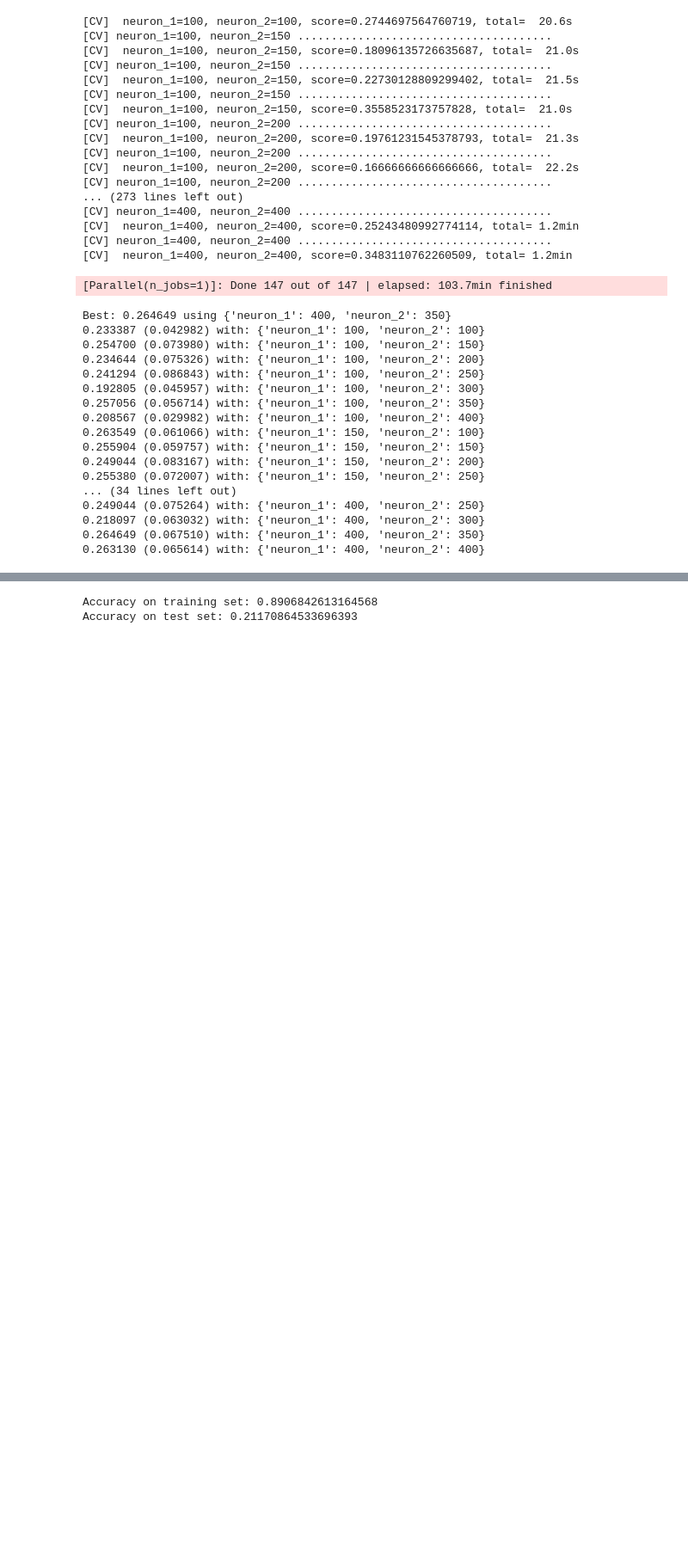
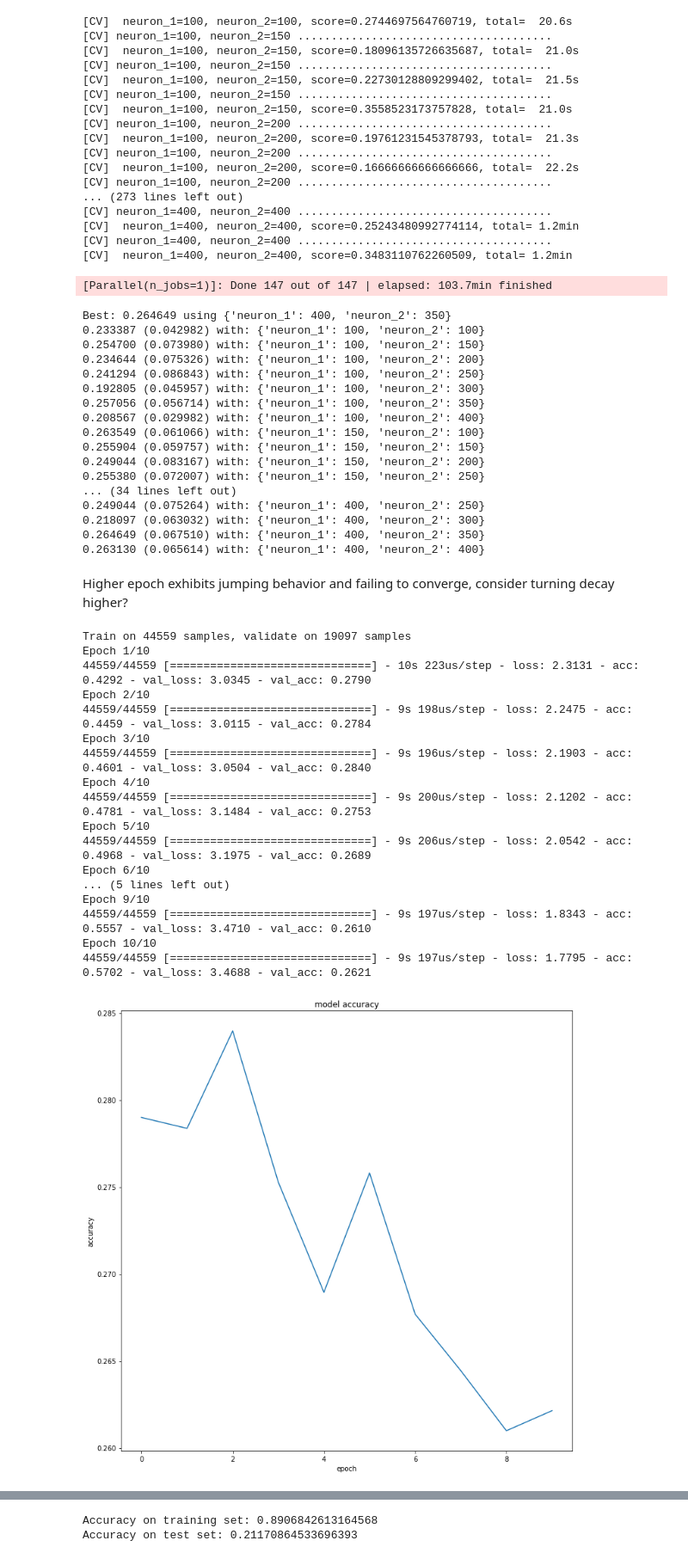
Before and after one commit to rocky1638/music-genre-analysis, a Jupyter notebook: training.ipynb, the cells around one changed output, grey strips where cells are left out. Shown: that part at 86% size. Cells and saved outputs as stored; diff of their text form; code cells hidden in the pictures; blank space fills up the shorter version.

```diff
--- a/training.ipynb
+++ b/training.ipynb
@@ -201,19 +209,40 @@ Best: 0.264649 using {'neuron_1': 400, 'neuron_2': 350}
 0.218097 (0.063032) with: {'neuron_1': 400, 'neuron_2': 300}
 0.264649 (0.067510) with: {'neuron_1': 400, 'neuron_2': 350}
 0.263130 (0.065614) with: {'neuron_1': 400, 'neuron_2': 400}
+# %% [markdown]
+Higher epoch exhibits jumping behavior and failing to converge, consider turning decay higher?
 # %%
-# history = model.fit(
-# X_train_scaled, y_train_shuf,
-# batch_size=100, epochs=7,
-# verbose=1,
-# validation_data=(X_test_scaled, y_test),
-# )
+history = model.fit(
+X_train_scaled, y_train_shuf,
+batch_size=64, epochs=10,
+verbose=1,
+validation_data=(X_test_scaled, y_test),
+)
 
-# plt.plot(history.history['val_acc'])
+plt.plot(history.history['val_acc'])
 
-# plt.title('model accuracy')
-# plt.ylabel('accuracy')
-# plt.xlabel('epoch')
+plt.title('model accuracy')
+plt.ylabel('accuracy')
+plt.xlabel('epoch')
 # plt.legend(['gn', 'gu', 'ln', 'lu', 'hn', 'hu'], loc='upper left')
-# plt.show()
+plt.show()
+# %% [output]
+Train on 44559 samples, validate on 19097 samples
+Epoch 1/10
+44559/44559 [==============================] - 10s 223us/step - loss: 2.3131 - acc: 0.4292 - val_loss: 3.0345 - val_acc: 0.2790
+Epoch 2/10
+44559/44559 [==============================] - 9s 198us/step - loss: 2.2475 - acc: 0.4459 - val_loss: 3.0115 - val_acc: 0.2784
+Epoch 3/10
+44559/44559 [==============================] - 9s 196us/step - loss: 2.1903 - acc: 0.4601 - val_loss: 3.0504 - val_acc: 0.2840
+Epoch 4/10
+44559/44559 [==============================] - 9s 200us/step - loss: 2.1202 - acc: 0.4781 - val_loss: 3.1484 - val_acc: 0.2753
+Epoch 5/10
+44559/44559 [==============================] - 9s 206us/step - loss: 2.0542 - acc: 0.4968 - val_loss: 3.1975 - val_acc: 0.2689
+Epoch 6/10
+... (5 lines left out)
+Epoch 9/10
+44559/44559 [==============================] - 9s 197us/step - loss: 1.8343 - acc: 0.5557 - val_loss: 3.4710 - val_acc: 0.2610
+Epoch 10/10
+44559/44559 [==============================] - 9s 197us/step - loss: 1.7795 - acc: 0.5702 - val_loss: 3.4688 - val_acc: 0.2621
+[figure, added]
 # %%
```
Also changed, not shown: parts of 7 cells of this notebook.
